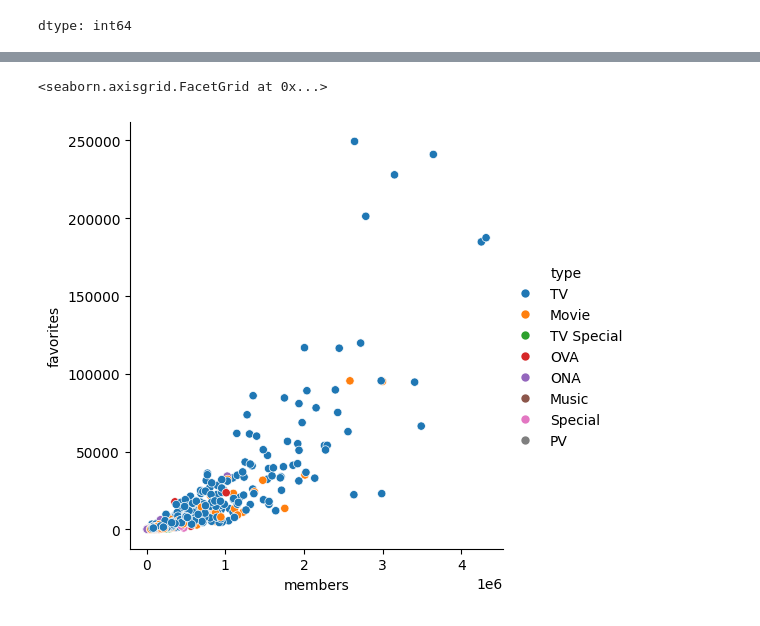
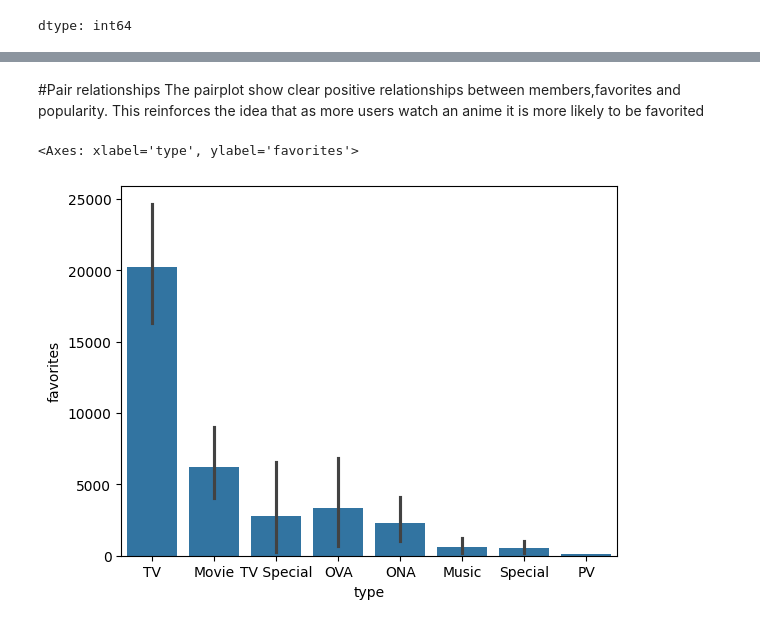
Before and after one commit to quarcoopomeyiekirk-cell/CodeAlpha_Trendscope-StreamingPreferences, a Jupyter notebook: Exploratory Data Analysis.ipynb, the cells around one changed output, grey strips where cells are left out. Saved outputs shown, nothing was run; the diff lists cells and outputs as text; code cells hidden in the pictures.

```diff
--- a/Exploratory Data Analysis.ipynb
+++ b/Exploratory Data Analysis.ipynb
@@ -113,5 +145,8 @@ sns.heatmap(corelation, xticklabels=corelation.columns, yticklabels=corelation.c
+# %% [markdown]
+#Pair relationships
+The pairplot show clear positive relationships between members,favorites and popularity. This reinforces the idea that as more users watch an anime it is more likely to be favorited
 # %%
-sns.relplot(x='members', y='favorites', hue='type', data=anime)
+sns.barplot(x='type',y='favorites', data=data)
 # %% [output]
-<seaborn.axisgrid.FacetGrid at 0x...>
+<Axes: xlabel='type', ylabel='favorites'>
-[figure, old version]
+[figure, new version]
```
Also changed, not shown: parts of 13 cells of this notebook.
